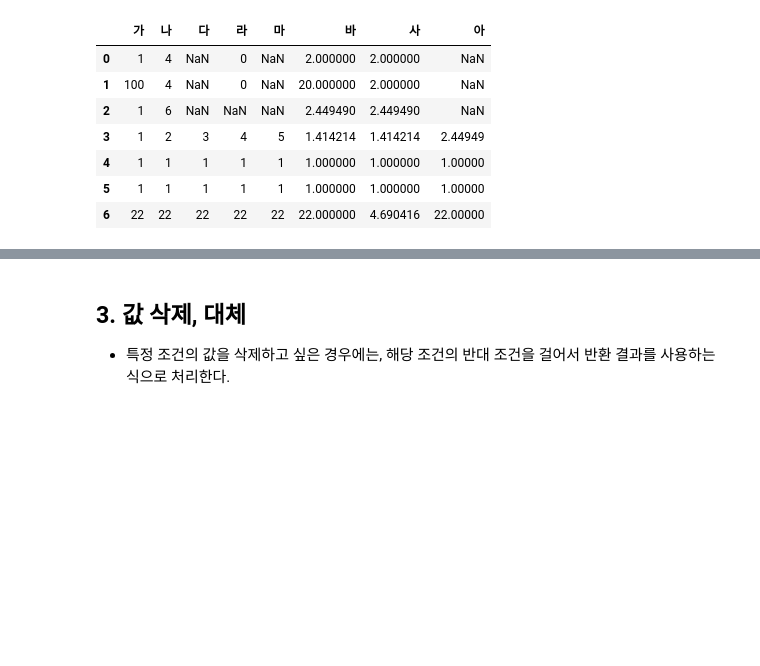
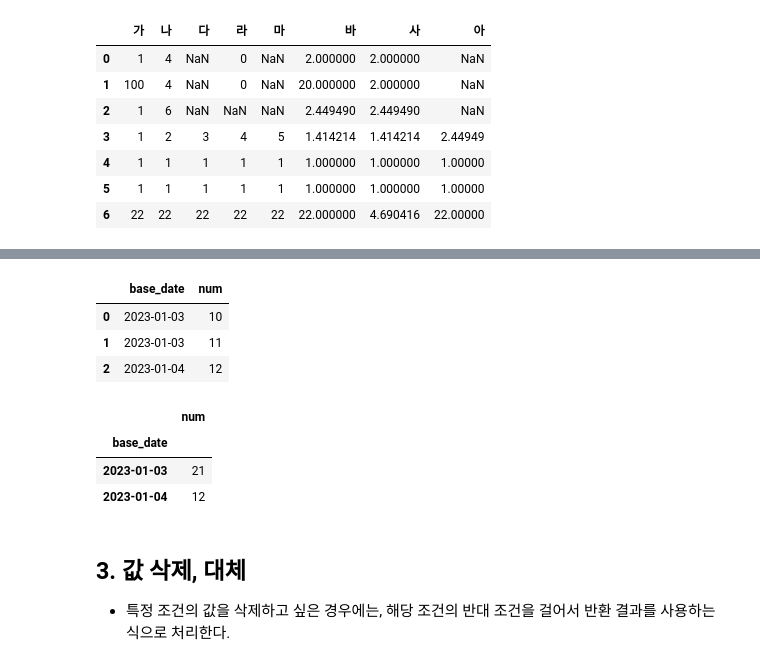
Before and after one commit to limyj0708/limyj0708.github.io, a Jupyter notebook: posts/2021-11-05-pandas_cheatsheet.ipynb, the cells around one changed output, grey strips where cells are left out. Drawn from its saved outputs; the diff is of its cells as text; code cells hidden in the pictures; blank space fills up the shorter version.

```diff
--- a/posts/2021-11-05-pandas_cheatsheet.ipynb
+++ b/posts/2021-11-05-pandas_cheatsheet.ipynb
@@ -459,3 +469,29 @@ df.reset_index(drop=True)
+# %%
+dict_sample = [
+    {'base_date':np.datetime64('2023-01-03'), 'num':10}
+  , {'base_date':np.datetime64('2023-01-03'), 'num':11}
+  , {'base_date':np.datetime64('2023-01-04'), 'num':12}
+  , {'base_date':np.datetime64('2023-01-06'), 'num':13}
+  , {'base_date':np.datetime64('2023-01-07'), 'num':14}
+  , {'base_date':np.datetime64('2023-01-08'), 'num':15}
+]
+df_sample = pd.DataFrame.from_dict(dict_sample)
+# %%
+date_mask = df_sample['base_date'].between(np.datetime64('2023-01-03'), np.datetime64('2023-01-05'), inclusive='left')
+df_sample.loc[date_mask]
+# %% [output]
+|  | base_date | num |
+| 0 | 2023-01-03 | 10 |
+| 1 | 2023-01-03 | 11 |
+| 2 | 2023-01-04 | 12 |
+# %%
+# groupby, agg와 함께 사용하면 이렇게 집계 가능
+df_sample.loc[date_mask].groupby(by=['base_date']).agg({'num':np.sum})
+# %% [output]
+|  | num |
+| base_date |  |
+| 2023-01-03 | 21 |
+| 2023-01-04 | 12 |
 # %% [markdown]
 ## 3. 값 삭제, 대체
  - 특정 조건의 값을 삭제하고 싶은 경우에는, 해당 조건의 반대 조건을 걸어서 반환 결과를 사용하는 식으로 처리한다.
```
Also changed, not shown: parts of 2 cells of this notebook, 1 other file.
